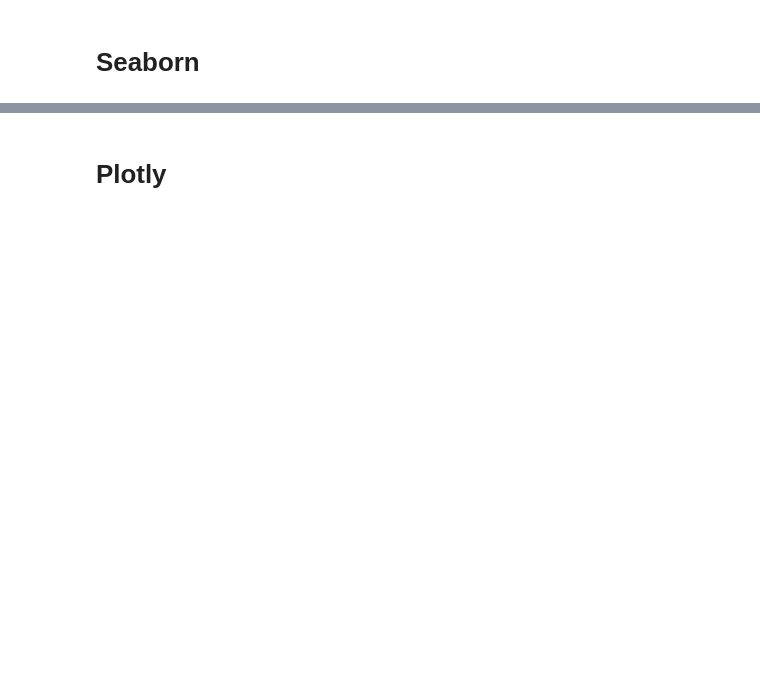
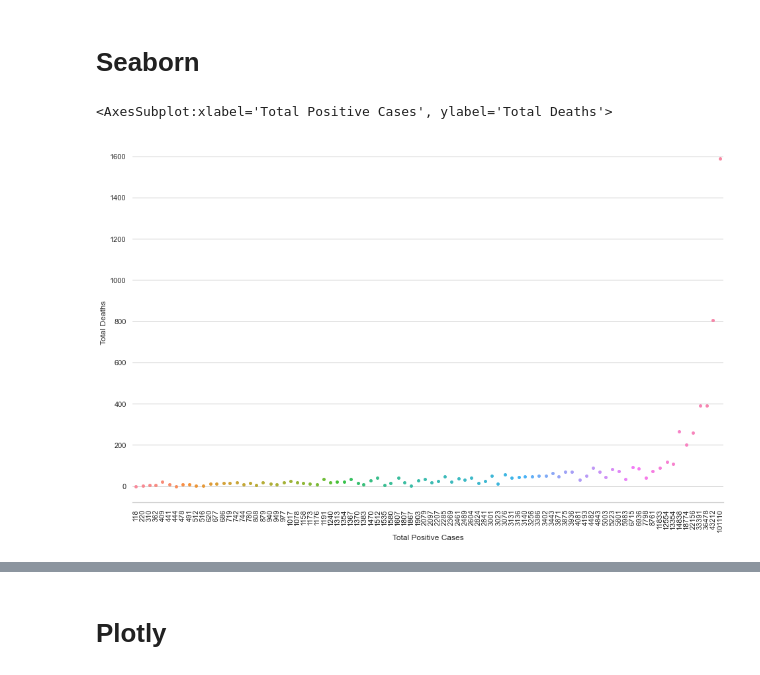
Before and after one commit to jaredbarkley0/PythonGroupProject, a Jupyter notebook: Homework6/JaredNotebook1.ipynb, the cells around one changed output, grey strips where cells are left out. Drawn from its saved outputs; the diff is of its cells as text; code cells hidden in the pictures; blank space fills up the shorter version.

```diff
--- a/Homework6/JaredNotebook1.ipynb
+++ b/Homework6/JaredNotebook1.ipynb
@@ -136,0 +104,17 @@ sns.despine
+# %%
+#Scatter plot of deaths as a function of number of cases
+
+#I think this shows an interesting relationship, although I wish I could clean up the x-axis intervals
+xticks = list(range(0,10500,500))
+sns.set_theme(style='whitegrid')
+fig, ax = plt.subplots(figsize =(16,10))
+sns.despine(bottom =False, left=True)
+fig = plt.gcf()
+# Rotating the x-axis labels to make this slightly more readable.  Tried loading in "xticks"
+# List to create new labels but it was not successful.  Would like more help on cleaning up axis labels
+plt.xticks(xticks,xticks,rotation='vertical')
+
+sns.stripplot(x='Total Positive Cases', y='Total Deaths', data = compiledcountydata)
+# %% [output]
+<AxesSubplot:xlabel='Total Positive Cases', ylabel='Total Deaths'>
+[figure, added]
```
Also changed, not shown: parts of 7 cells of this notebook.
